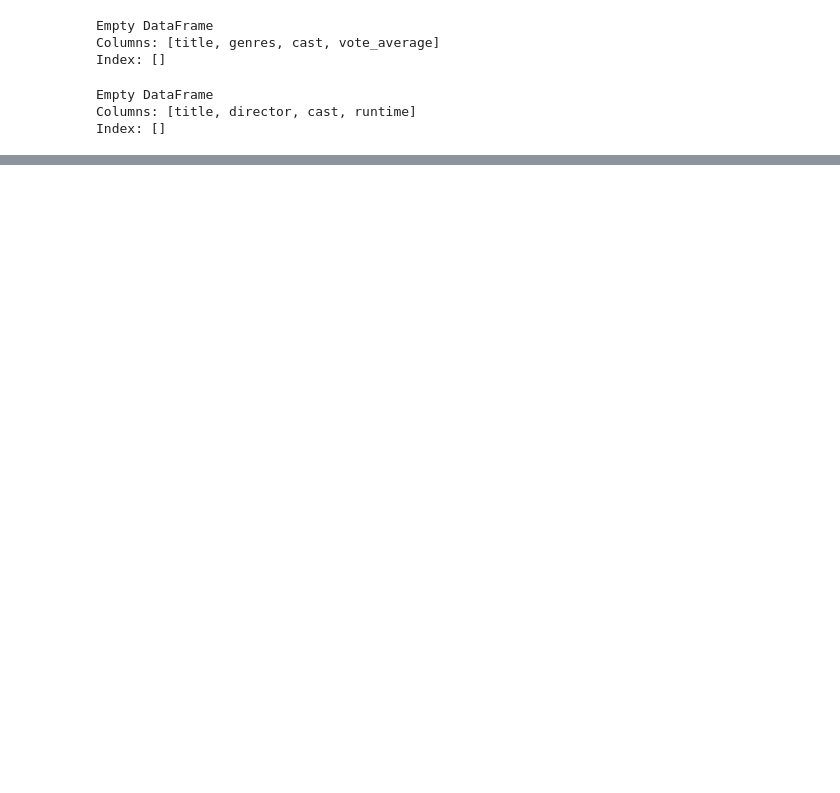
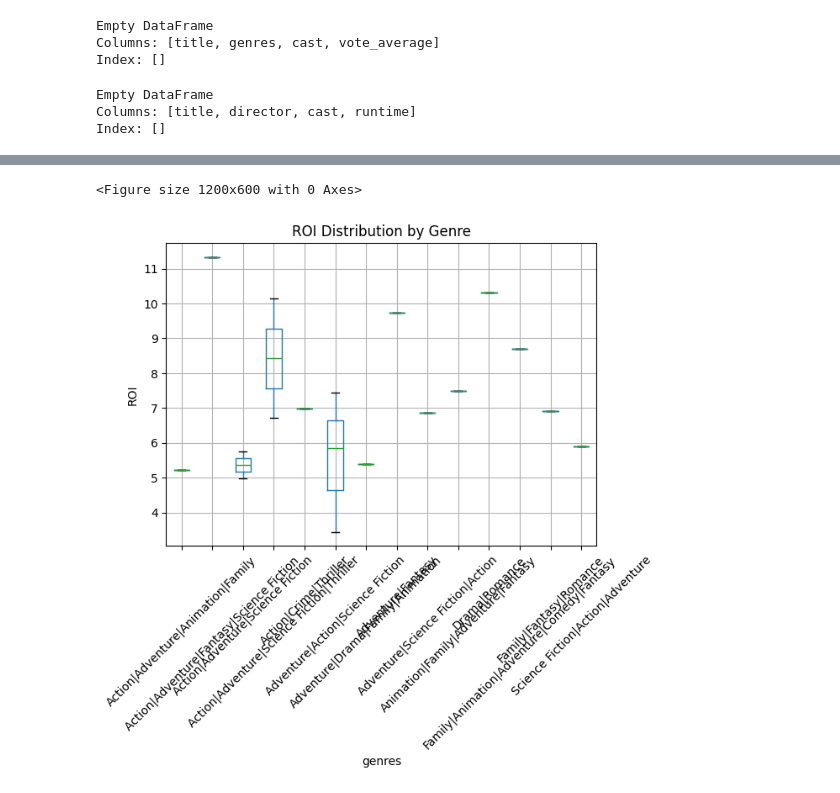
Before and after one commit to Zaina-M/TMDB_Movie_Analysis, a Jupyter notebook: et.ipynb, the cells around one changed output, grey strips where cells are left out. Drawn from its saved outputs; the diff is of its cells as text; code cells hidden in the pictures; blank space fills up the shorter version.

```diff
--- a/et.ipynb
+++ b/et.ipynb
@@ -713,0 +759,12 @@ Index: []
+# %%
+wanted_data['ROI'] = (wanted_data['revenue_musd_num'] - wanted_data['budget_musd_num']) / wanted_data['budget_musd_num']
+
+plt.figure(figsize=(12,6))
+wanted_data.boxplot(column='ROI', by='genres', rot=45)
+plt.title('ROI Distribution by Genre')
+plt.suptitle('')  # remove automatic title
+plt.ylabel('ROI')
+plt.show()
+# %% [output]
+<Figure size 1200x600 with 0 Axes>
+[figure, added]
```
Also changed, not shown: parts of 33 cells of this notebook, 3 other files.
